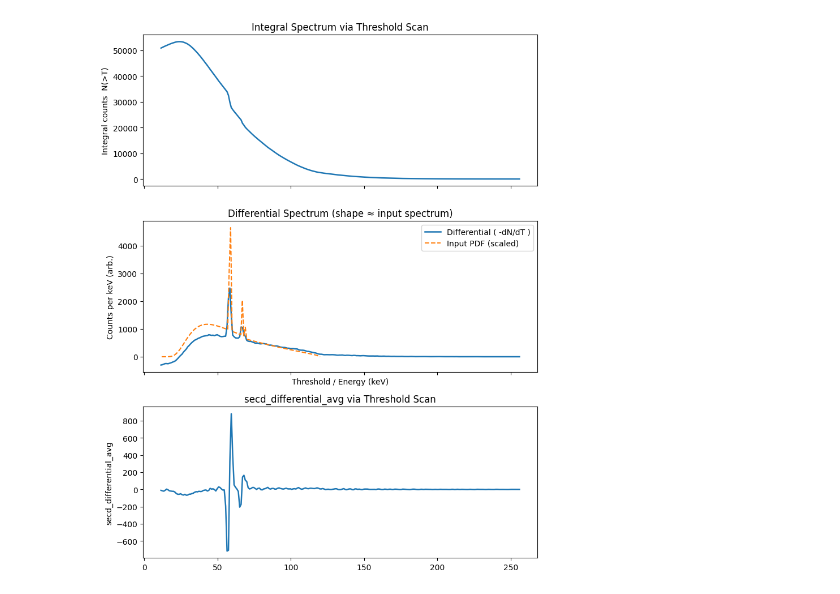
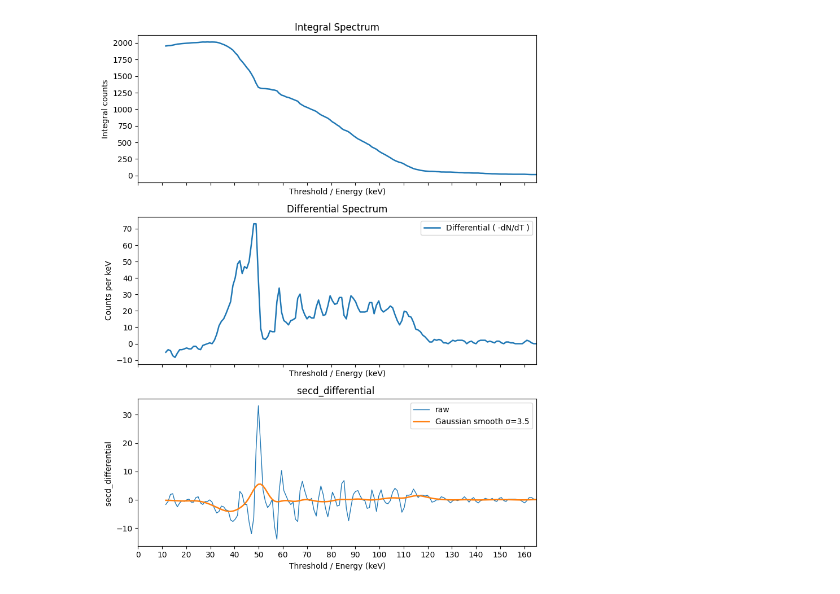
Before and after one commit to lifei-china/PhotonDetector, a Jupyter notebook: poisson_signal_generator.ipynb, the cells around one changed output. Cells and saved outputs as stored; diff of their text form; code cells hidden in the pictures.

```diff
--- a/poisson_signal_generator.ipynb
+++ b/poisson_signal_generator.ipynb
@@ -95,7 +117,7 @@ gain = 1.0                 # 若要物理电压，设成 V/keV，例如 3.5e-3 V
 thr_grid = make_threshold_grid_from_energy(bins, gain=gain, n_thr=256)
 
 # 5） 根据 归一化的 谱，产生时间信号
-n_runs = 2   # 重复次数
+n_runs = 1   # 重复次数
 integrals, differentials = [], []
 signals = []  # 存每次生成的波形
 
@@ -118,6 +140,5 @@ differential_avg = np.mean(differentials, axis=0)
 
 # ✅ 画出所有信号叠加图
 # plot_signals_over_time(t, signals, max_plot=10, alpha=0.4)
-plot_signals_over_time(t, signals, max_plot=5, zoom=(5.0, 5.2))
 
-plot_signals_grid(t, signals, max_plot=4, zoom=(5.0, 5.2))
+# plot_signals_grid(t, signals, max_plot=4, zoom=(5.0, 5.2))
@@ -156,38 +181,48 @@ quick_overlap_metrics(times, pulse_width=pulse, rate=chip_rate)
 # %%
+from scipy.ndimage import gaussian_filter1d
+
 energy_axis = thr_grid   # keV（在你的 generate_signal 里 gain=1.0）
-
+sigma_smooth = 3.50
 secd_differential_avg = - np.gradient( differential_avg, energy_axis )
+secd_differential_smooth = gaussian_filter1d(secd_differential_avg, sigma=sigma_smooth)
 
 # --- 画图：积分谱 & 微分谱（与输入pdf作形状对比）---
 fig, (ax1, ax2, ax3) = plt.subplots(3, 1, figsize=(8, 10), sharex=True)
 
 # 积分谱（阈值越高，计数越少）
 ax1.plot(energy_axis, integral_avg, lw=1.8)
-ax1.set_ylabel('Integral counts  N(>T)')
-ax1.set_title('Integral Spectrum via Threshold Scan')
+ax1.set_ylabel('Integral counts')
+ax1.set_title('Integral Spectrum')
+ax1.set_xlabel('Threshold / Energy (keV)')
 
 # 微分谱（应近似输入能谱形状；仅差一个尺度因子）
 ax2.plot(energy_axis, differential_avg, lw=1.8, label='Differential ( -dN/dT )')
 
 # 可选：把输入 pdf 归一后缩放到可见范围作对比（仅形状对比）
 # 这里简单按最大值对齐
 orig_centers = (bins[:-1] + bins[1:]) / 2
 # pdf_norm = pdf / pdf.max() * differential_avg.max() if differential_avg.max() > 0 else pdf
 pdf_norm = pdf * rate *3.8e-4
-ax2.plot(orig_centers, pdf_norm , '--', label='Input PDF (scaled)')
+# ax2.plot(orig_centers, pdf_norm , '--', label='Input PDF (scaled)')
 
 ax2.set_xlabel('Threshold / Energy (keV)')
-ax2.set_ylabel('Counts per keV (arb.)')
-ax2.set_title('Differential Spectrum (shape ≈ input spectrum)')
+ax2.set_ylabel('Counts per keV')
+ax2.set_title('Differential Spectrum')
 ax2.legend()
 
 # 积分谱（阈值越高，计数越少）
-ax3.plot(energy_axis, secd_differential_avg, lw=1.8)
-ax3.set_ylabel('secd_differential_avg')
-ax3.set_title('secd_differential_avg via Threshold Scan')
+ax3.plot(energy_axis, secd_differential_avg, lw=1.0, label='raw')
+ax3.plot(energy_axis, secd_differential_smooth, lw=1.8, label=f'Gaussian smooth σ={sigma_smooth}')
+ax3.set_ylabel('secd_differential ')
+ax3.set_title('secd_differential ')
+ax3.set_xlabel('Threshold / Energy (keV)')
+ax3.legend()
 
+for ax in (ax1, ax2, ax3):
+    ax.set_xlim(0, 165)
+    ax.set_xticks(np.arange(0, 166, 10))   # 每隔 5 keV 一根刻度
 
 plt.tight_layout()
 plt.show()
 # %% [output]
-[figure, old version]
+[figure, new version]
```
Also changed, not shown: parts of 14 cells of this notebook, 2 other files.
